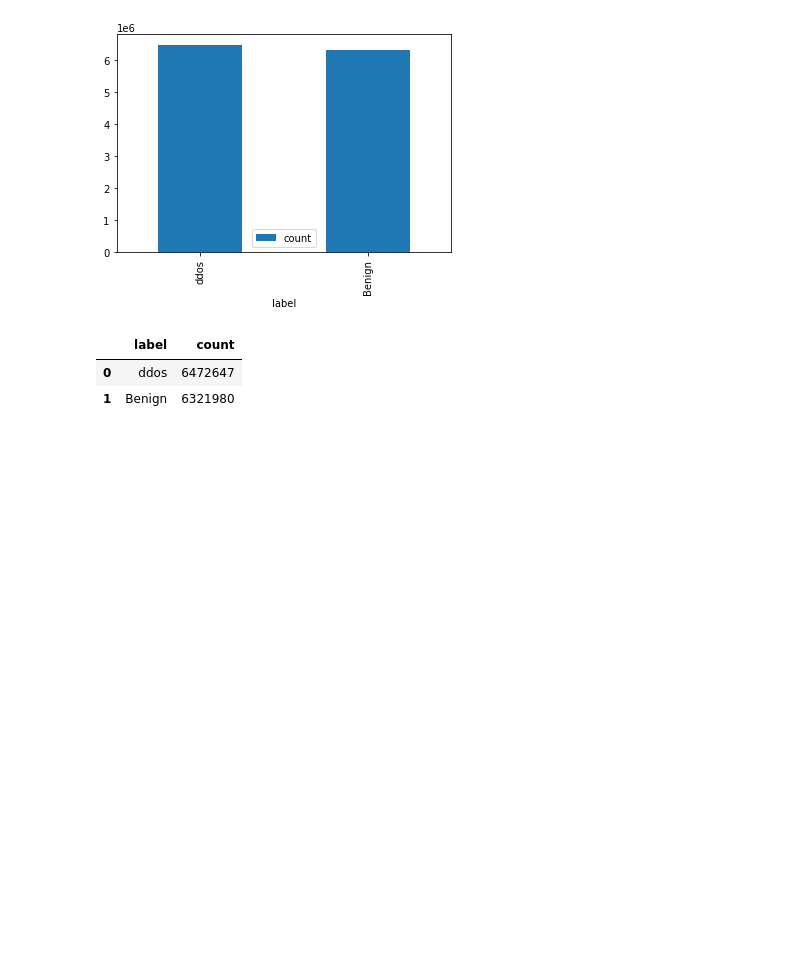
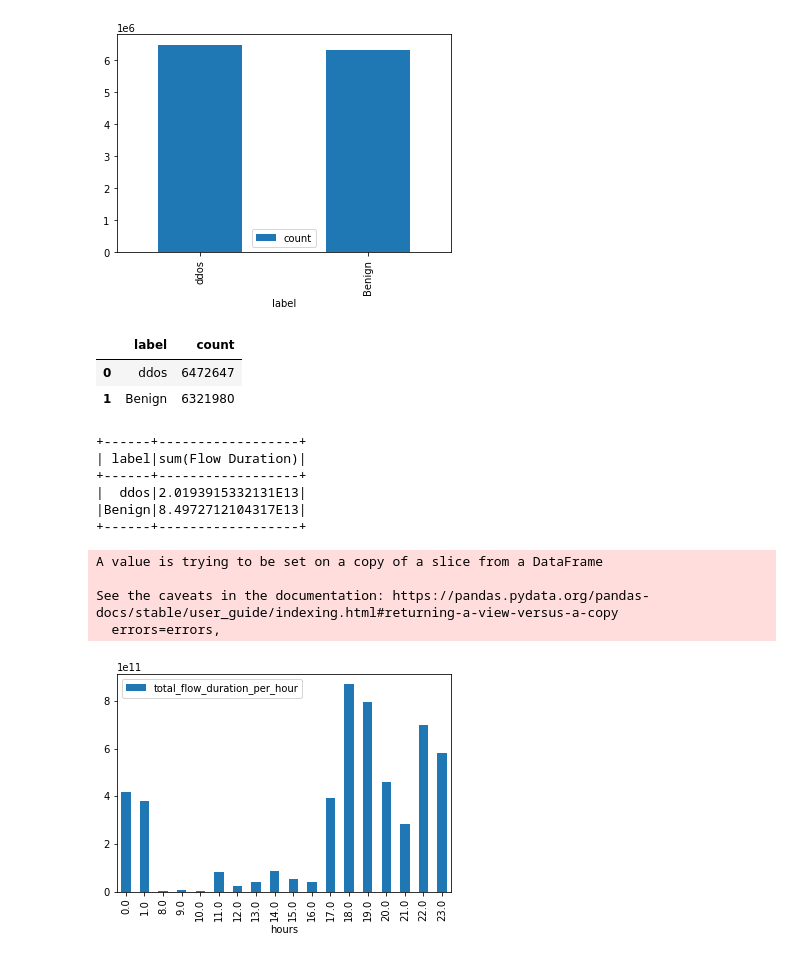
Before and after one commit to Suryansh109/project_covid_v1, a Jupyter notebook: DDos_analysis.ipynb, the cells around one changed output. Cells and saved outputs as stored; diff of their text form; code cells hidden in the pictures; blank space fills up the shorter version.

```diff
--- a/DDos_analysis.ipynb
+++ b/DDos_analysis.ipynb
@@ -59,4 +54,4 @@ ls: cannot access '777': No such file or directory
 # %%
-balanced_data=spark.read.option("header",True).format("csv").load("ddos_raw_data/ddos_balanced/final_dataset.csv")
+balanced_data=spark.read.option("header",True).option("inferSchema",True).format("csv").load("ddos_raw_data/ddos_balanced/final_dataset.csv")
 # %%
 from pyspark.sql import functions
@@ -88,3 +124,35 @@ attack_group_pd
 |  | label | count |
 | 0 | ddos | 6472647 |
 | 1 | Benign | 6321980 |
+# %%
+#checking flowid through which the types of attacks has been done most
+balanced_data.groupBy("label").agg({"Flow Duration":"sum"}).show()
+# %% [output]
++------+------------------+
+| label|sum(Flow Duration)|
++------+------------------+
+|  ddos|2.0193915332131E13|
+|Benign|8.4972712104317E13|
++------+------------------+
+# %%
+from pyspark.sql.types import *
+from matplotlib import pyplot
+hourly_flow=balanced_data.select(functions.from_unixtime(functions.unix_timestamp('Timestamp', 'MM/dd/yyyy hh:mm:ss a')).cast(TimestampType()).alias("timestamp"),"Flow Duration").groupBy(functions.hour("timestamp"))\
+.agg({"Flow Duration":"sum"}).orderBy("hour(timestamp)",ascending=True).toPandas()
+# %%
+#pyplot.scatter(hourly_flow["hour(timestamp)"],hourly_flow["sum(Flow Duration)"])
+
+hourly_flow.rename(columns={'hour(timestamp)':'hours','sum(Flow Duration)':'total_flow_duration_per_hour'},inplace=True)
+# %% [output]
+A value is trying to be set on a copy of a slice from a DataFrame
+
+See the caveats in the documentation: https://pandas.pydata.org/pandas-docs/stable/user_guide/indexing.html#returning-a-view-versus-a-copy
+  errors=errors,
+# %%
+hourly_flow=hourly_flow.dropna()
+# %%
+import matplotlib.pyplot as plt
+hourly_flow.plot(kind='bar',x='hours',y='total_flow_duration_per_hour')
+plt.show()
+# %% [output]
+[figure, added]
```
Also changed, not shown: parts of 12 cells of this notebook.
